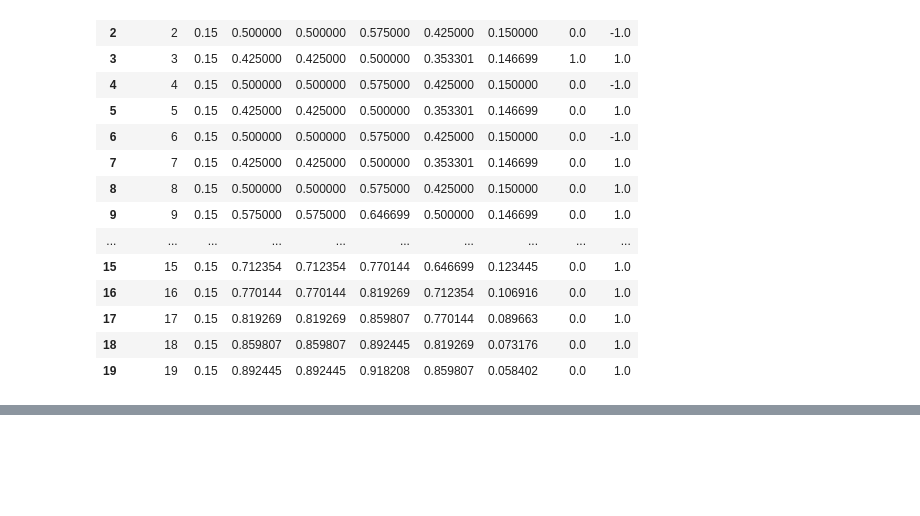
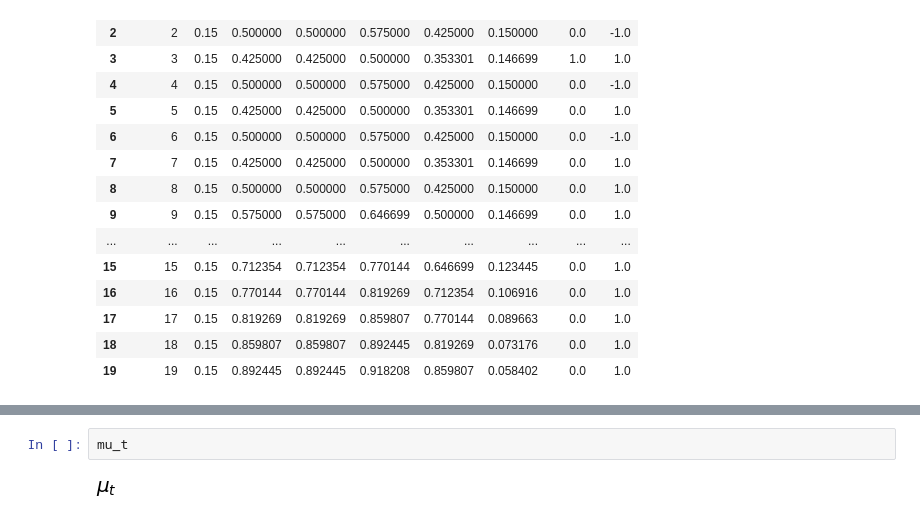
Before and after one commit to s-corfixen/projects-2019-snake-on-3310, a Jupyter notebook: modelproject/Untitled1.ipynb, the cells around one changed output, grey strips where cells are left out. Saved outputs shown, nothing was run; the diff lists cells and outputs as text; blank space fills up the shorter version.

```diff
--- a/modelproject/Untitled1.ipynb
+++ b/modelproject/Untitled1.ipynb
@@ -266,3 +275,7 @@ ModuleNotFoundError: No module named 'mpl_finance'
+# %%
+mu_t
+# %% [output]
+[figure, added]
 # %%
 fig = plt.figure(dpi=100)
 ax = fig.add_subplot(1,1,1)
```
Also changed, not shown: parts of 11 cells of this notebook.
